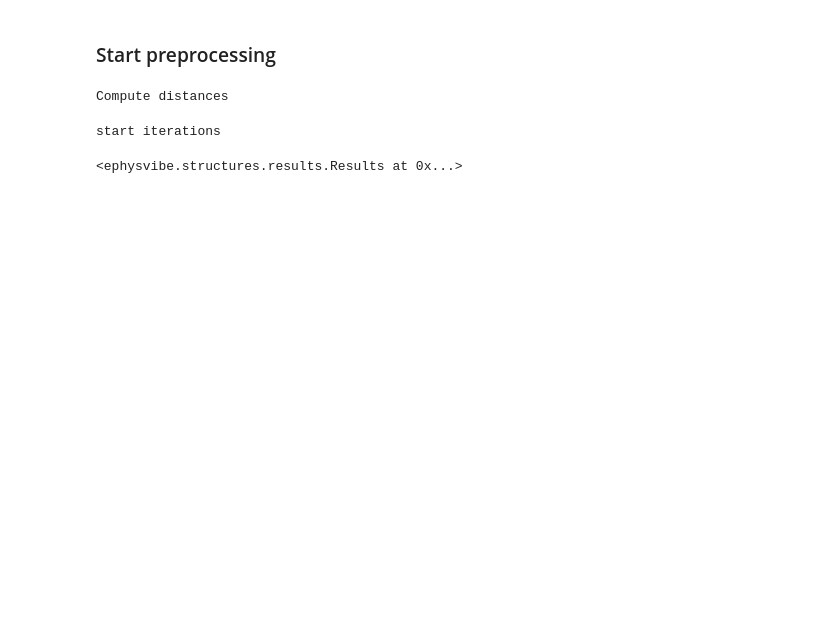
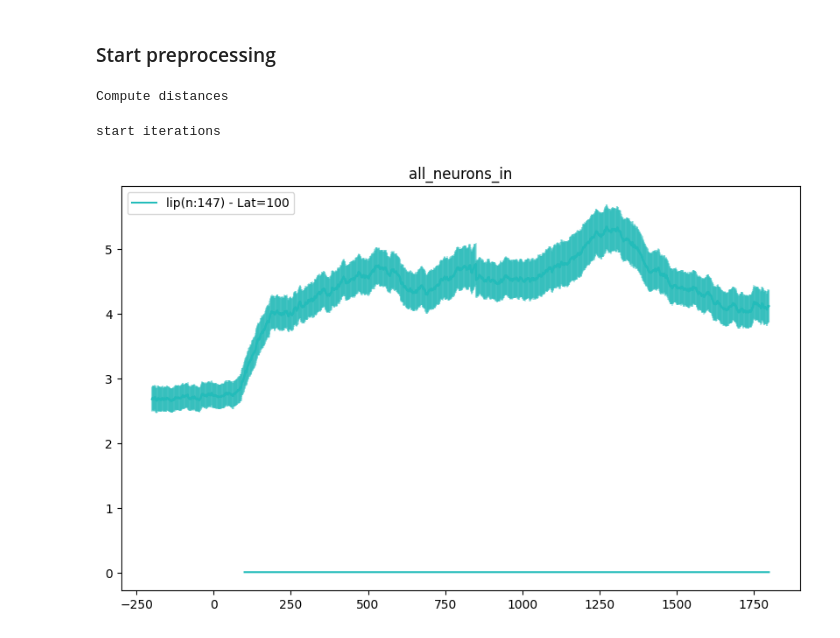
Before and after one commit to Ibos-lab/Users, a Jupyter notebook: losadac/population_distance/population_distance.ipynb, the cells around one changed output. Cells and saved outputs as stored; diff of their text form; code cells hidden in the pictures; blank space fills up the shorter version.

```diff
--- a/losadac/population_distance/population_distance.ipynb
+++ b/losadac/population_distance/population_distance.ipynb
@@ -89,13 +35,44 @@ preprocessing={
     'min_sp_sec' : 1,
     'norm' : False,
     'zscore' : True,
-    'select_n_neu' : 100,}
+    'select_n_neu' : 100,
+    'percentile':True,
+    'cerotr':True,}
 # %%
 res = compute_population_distance.compute_distance(**preprocessing, **paths)
 # %% [output]
 Compute distances
 start iterations
-# %%
-res
-# %% [output]
-<ephysvibe.structures.results.Results at 0x...>
+# %%
+def perm_test(x,y):
+    p=[]
+    for it in range(y.shape[1]):
+        y_rep = np.repeat(y[:,it].reshape(1,-1),len(y[:,it]),axis=0)
+        x_rep = np.repeat(x[:,it].reshape(1,-1),len(x[:,it]),axis=0).T
+
+        p.append(np.sum((x_rep-y_rep).reshape(-1)>0)/len((x_rep-y_rep).reshape(-1)))
+    p=np.array(p)
+    return p
+# %%
+color={'lip': '#23BCBA','pfc':'#B6BD32','v4':'#8F4A9D'}
+# %%
+_=plt.figure(figsize=(10,6))
+for ia,area in enumerate(['lip']):
+    d=res.distance['dist_n_nn']
+    fd=res.distance['dist_fake_n_nn']
+
+    p = perm_test(d,fd)
+    p = np.where(p>0.95,True,np.nan)
+    latency,_=smetrics.find_latency(
+        p_value=1-p, win=75, step= 1, p_treshold= 0.05
+        )
+    p[:latency]=np.nan
+    latency=latency-200
+    _=plt.plot(np.arange(len(p))-200,np.mean(d,axis=0),color=color[area],label=area+'(n:'+str(res.distance['n_neurons'])+') - Lat='+str(latency))
+    plt.errorbar(np.arange(len(p))-200,np.mean(d,axis=0),yerr=np.std(d,axis=0),color=color[area],alpha=0.3)
+    _=plt.plot(np.arange(len(p))-200,(p/100)-(ia/10)+0,color=color[area])
+
+plt.legend(loc='upper left')
+_=plt.title('all_neurons_in')
+# %% [output]
+[figure, added]
```
Also changed, not shown: parts of 4 cells of this notebook, 3 other files.
